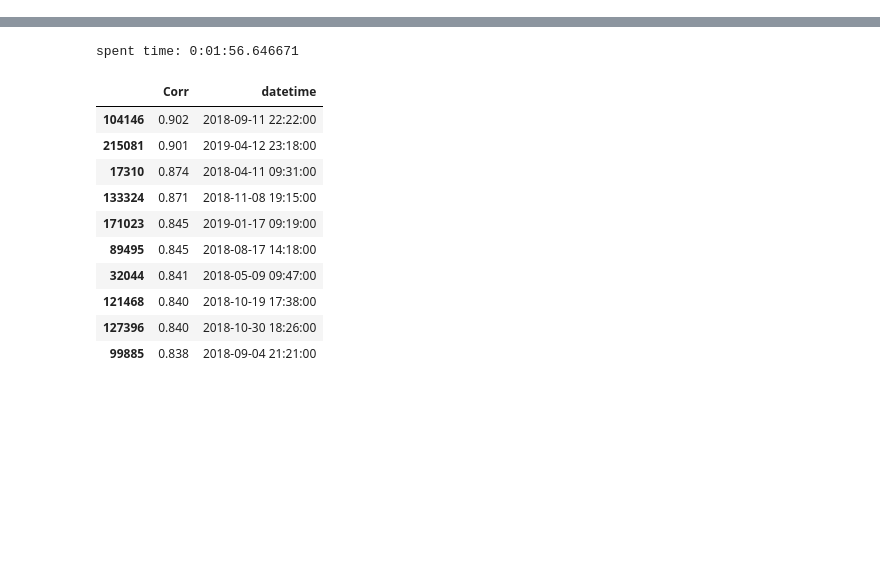
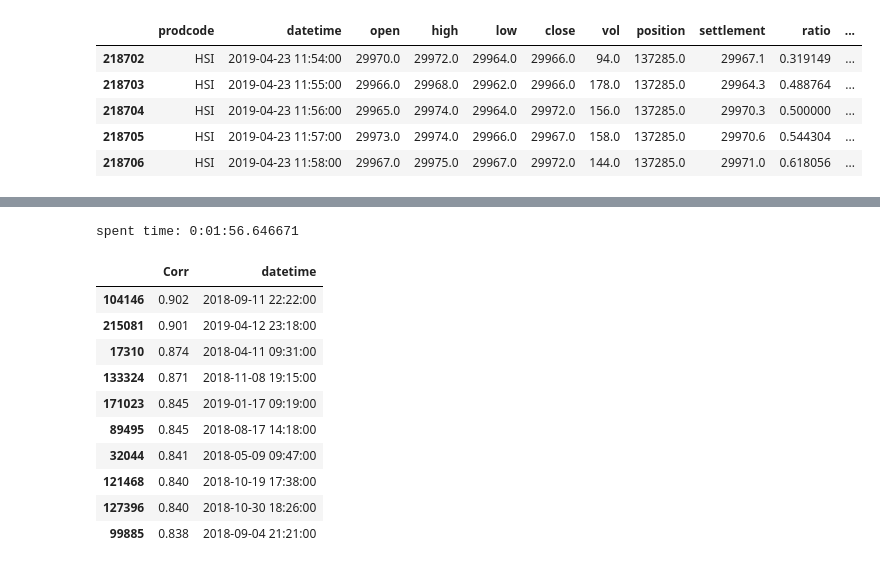
Before and after one commit to che7611/test2, a Jupyter notebook: TestK.ipynb, the cells around one changed output, grey strips where cells are left out. Cells and saved outputs as stored; diff of their text form; code cells hidden in the pictures; blank space fills up the shorter version.

```diff
--- a/TestK.ipynb
+++ b/TestK.ipynb
@@ -23,2 +24,11 @@ print(df1.shape)
+# %%
+df1.tail()
+# %% [output]
+|  | prodcode | datetime | open | high | low | close | vol | position | settlement | ratio | ... |
+| 218702 | HSI | 2019-04-23 11:54:00 | 29970.0 | 29972.0 | 29964.0 | 29966.0 | 94.0 | 137285.0 | 29967.1 | 0.319149 | ... |
+| 218703 | HSI | 2019-04-23 11:55:00 | 29966.0 | 29968.0 | 29962.0 | 29966.0 | 178.0 | 137285.0 | 29964.3 | 0.488764 | ... |
+| 218704 | HSI | 2019-04-23 11:56:00 | 29965.0 | 29974.0 | 29964.0 | 29972.0 | 156.0 | 137285.0 | 29970.3 | 0.500000 | ... |
+| 218705 | HSI | 2019-04-23 11:57:00 | 29973.0 | 29974.0 | 29966.0 | 29967.0 | 158.0 | 137285.0 | 29970.6 | 0.544304 | ... |
+| 218706 | HSI | 2019-04-23 11:58:00 | 29967.0 | 29975.0 | 29967.0 | 29972.0 | 144.0 | 137285.0 | 29971.0 | 0.618056 | ... |
 # %%
 # from corr import Analyse_CORR as sa
```
Also changed, not shown: parts of 4 cells of this notebook, 2 other files.
